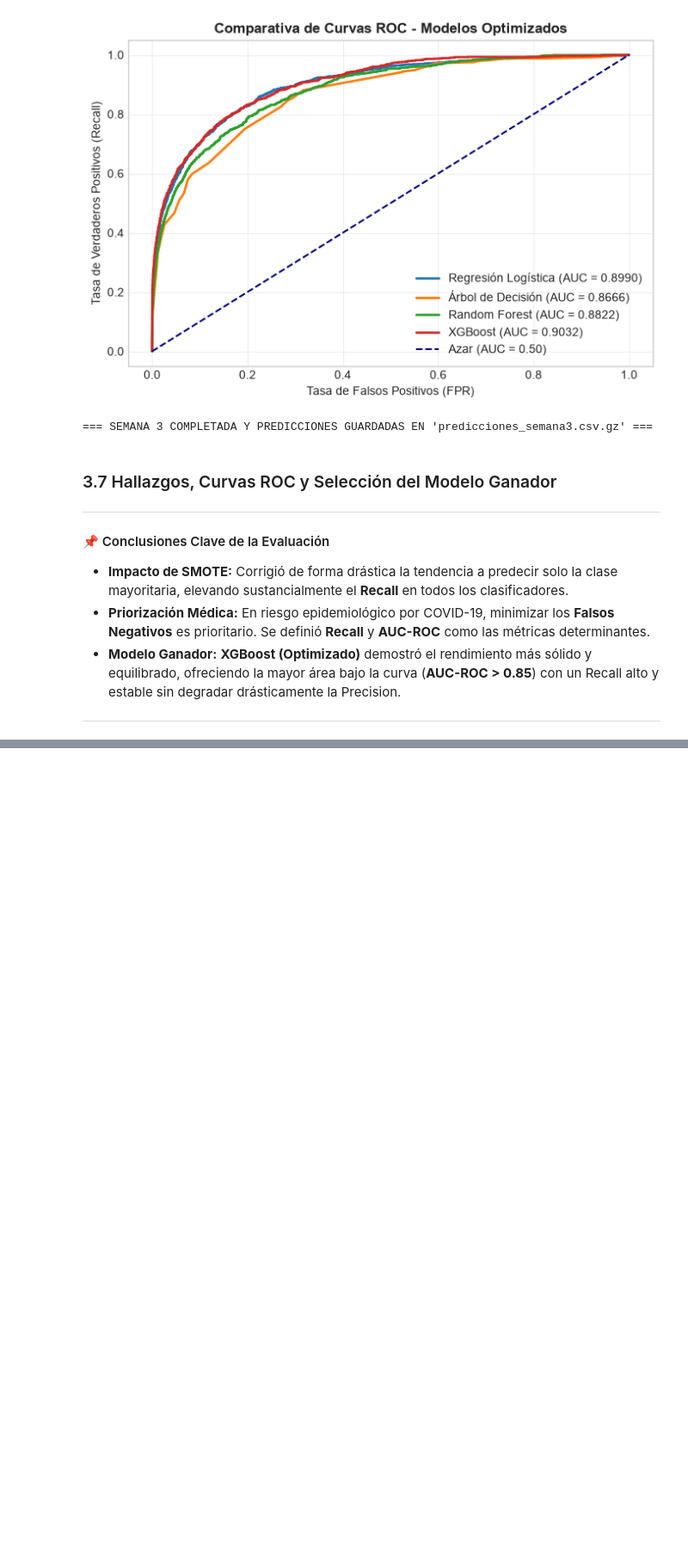
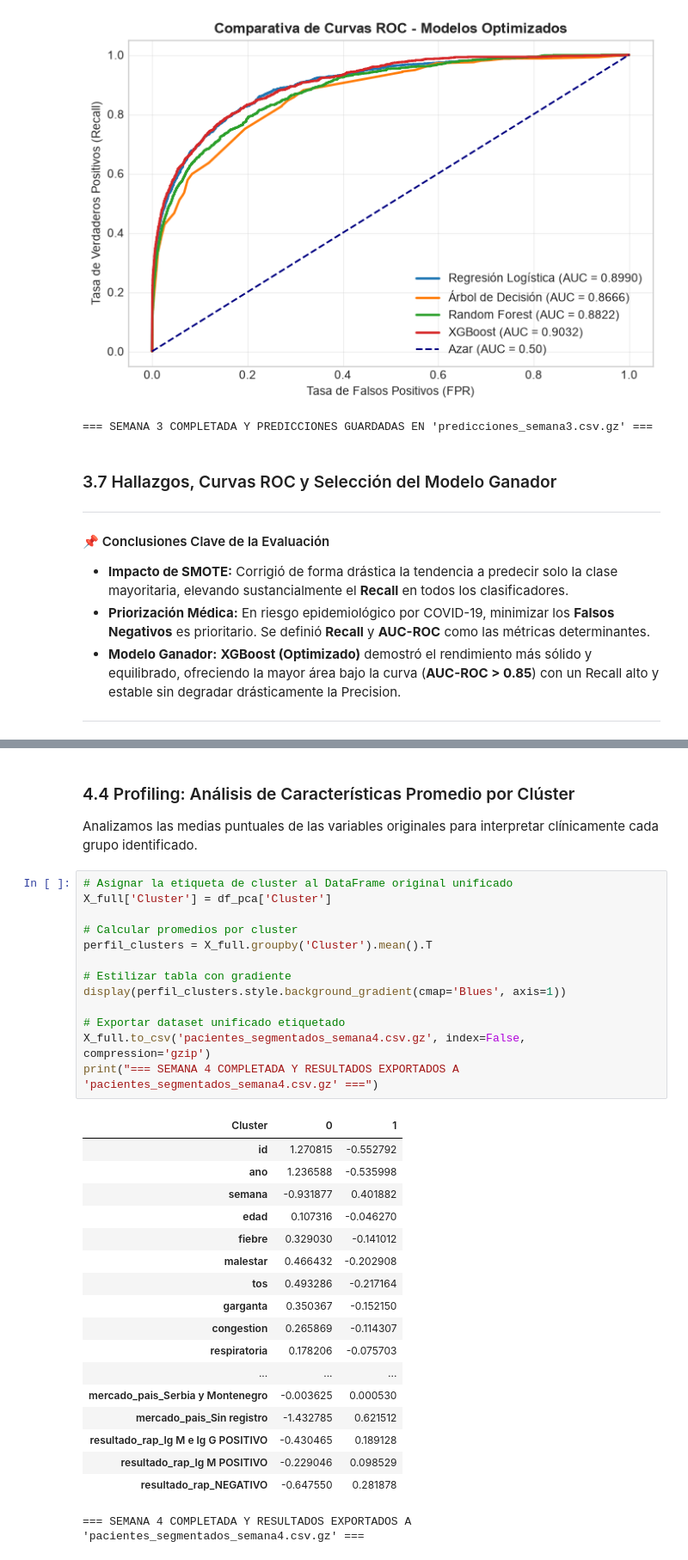
Before and after one commit to CristhianTicona/ml-covid19-proyecto, a Jupyter notebook: proyecto_covid.ipynb, the cells around one changed output, grey strips where cells are left out. Shown at 86% size. Saved outputs shown, nothing was run; the diff lists cells and outputs as text; blank space fills up the shorter version.

```diff
--- a/proyecto_covid.ipynb
+++ b/proyecto_covid.ipynb
@@ -662,0 +799,35 @@ print("=== SEMANA 3 COMPLETADA Y PREDICCIONES GUARDADAS EN 'predicciones_semana3
+# %% [markdown]
+### 4.4 Profiling: Análisis de Características Promedio por Clúster
+Analizamos las medias puntuales de las variables originales para interpretar clínicamente cada grupo identificado.
+# %%
+# Asignar la etiqueta de cluster al DataFrame original unificado
+X_full['Cluster'] = df_pca['Cluster']
+
+# Calcular promedios por cluster
+perfil_clusters = X_full.groupby('Cluster').mean().T
+
+# Estilizar tabla con gradiente
+display(perfil_clusters.style.background_gradient(cmap='Blues', axis=1))
+
+# Exportar dataset unificado etiquetado
+X_full.to_csv('pacientes_segmentados_semana4.csv.gz', index=False, compression='gzip')
+print("=== SEMANA 4 COMPLETADA Y RESULTADOS EXPORTADOS A 'pacientes_segmentados_semana4.csv.gz' ===")
+# %% [output]
+| Cluster | 0 | 1 |
+| id | 1.270815 | -0.552792 |
+| ano | 1.236588 | -0.535998 |
+| semana | -0.931877 | 0.401882 |
+| edad | 0.107316 | -0.046270 |
+| fiebre | 0.329030 | -0.141012 |
+| malestar | 0.466432 | -0.202908 |
+| tos | 0.493286 | -0.217164 |
+| garganta | 0.350367 | -0.152150 |
+| congestion | 0.265869 | -0.114307 |
+| respiratoria | 0.178206 | -0.075703 |
+| ... | ... | ... |
+| mercado_pais_Serbia y Montenegro | -0.003625 | 0.000530 |
+| mercado_pais_Sin registro | -1.432785 | 0.621512 |
+| resultado_rap_Ig M e Ig G POSITIVO | -0.430465 | 0.189128 |
+| resultado_rap_Ig M POSITIVO | -0.229046 | 0.098529 |
+| resultado_rap_NEGATIVO | -0.647550 | 0.281878 |
+=== SEMANA 4 COMPLETADA Y RESULTADOS EXPORTADOS A 'pacientes_segmentados_semana4.csv.gz' ===
```
Also changed, not shown: parts of 9 cells of this notebook, 1 other file.
